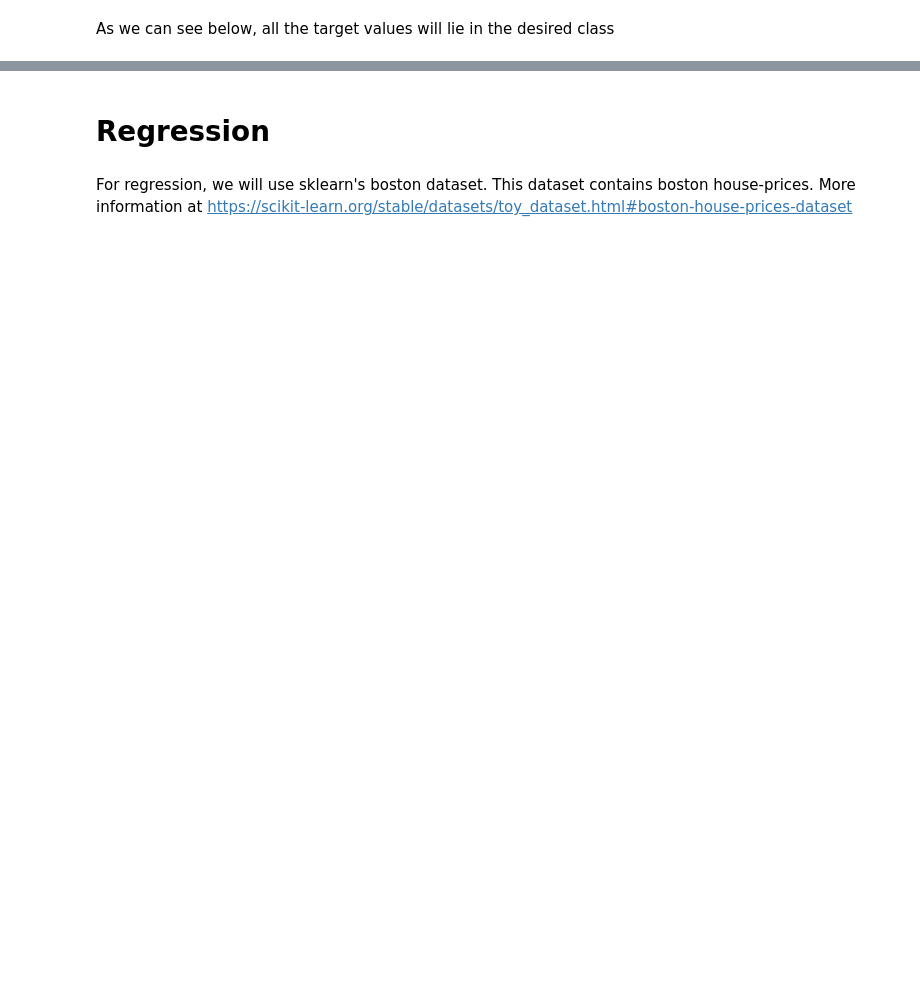
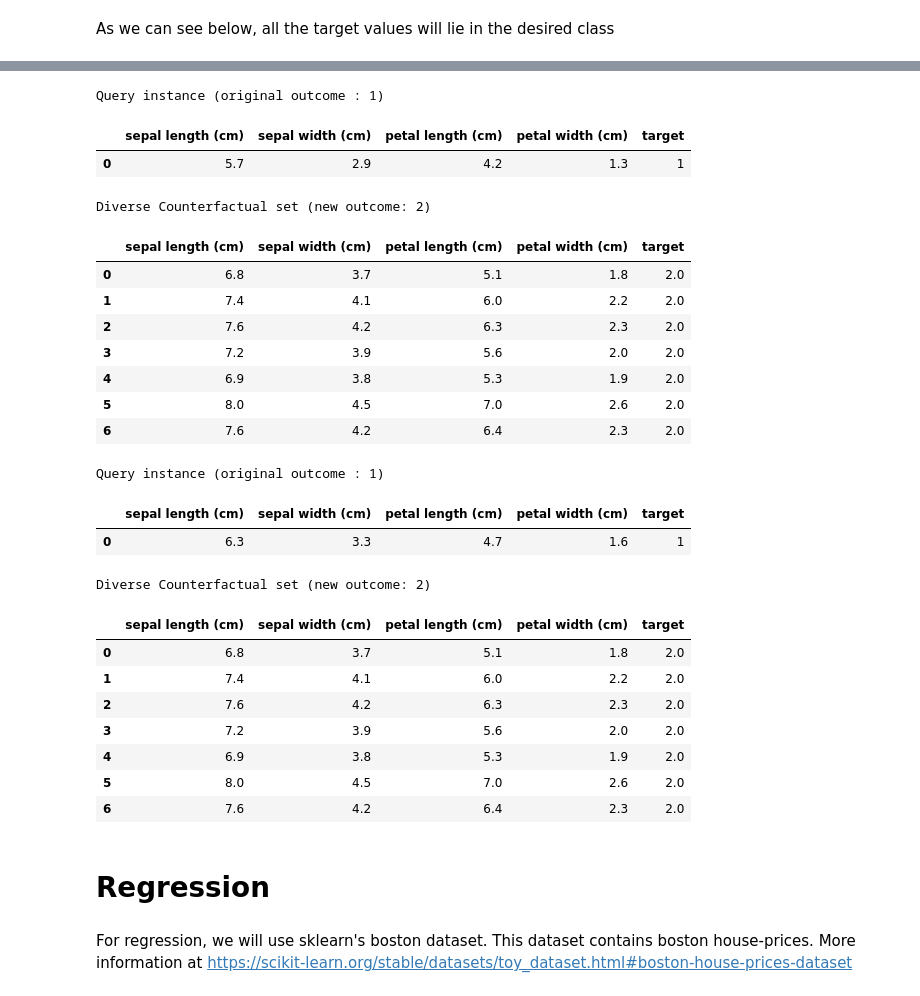
Before and after one commit to interpretml/DiCE, a Jupyter notebook: docs/source/notebooks/DiCE_multiclass_classification_and_regression.ipynb, the cells around one changed output, grey strips where cells are left out. Cells and saved outputs as stored; diff of their text form; code cells hidden in the pictures; blank space fills up the shorter version.

```diff
--- a/docs/source/notebooks/DiCE_multiclass_classification_and_regression.ipynb
+++ b/docs/source/notebooks/DiCE_multiclass_classification_and_regression.ipynb
@@ -84,8 +114,33 @@ genetic_iris.visualize_as_dataframe()
 # %%
 # Multiple queries can be given as input at once
 query_instances_iris = x_train[17:19]
-genetic_iris = exp_genetic_iris.generate_counterfactuals(query_instances_iris, total_CFs=7, desired_class = 2, posthoc_sparsity_param=None)
+genetic_iris = exp_genetic_iris.generate_counterfactuals(query_instances_iris, total_CFs=7, desired_class = 2)
 genetic_iris.visualize_as_dataframe(show_only_changes=True)
+# %% [output]
+Query instance (original outcome : 1)
+|  | sepal length (cm) | sepal width (cm) | petal length (cm) | petal width (cm) | target |
+| 0 | 5.7 | 2.9 | 4.2 | 1.3 | 1 |
+Diverse Counterfactual set (new outcome: 2)
+|  | sepal length (cm) | sepal width (cm) | petal length (cm) | petal width (cm) | target |
+| 0 | 6.8 | 3.7 | 5.1 | 1.8 | 2.0 |
+| 1 | 7.4 | 4.1 | 6.0 | 2.2 | 2.0 |
+| 2 | 7.6 | 4.2 | 6.3 | 2.3 | 2.0 |
+| 3 | 7.2 | 3.9 | 5.6 | 2.0 | 2.0 |
+| 4 | 6.9 | 3.8 | 5.3 | 1.9 | 2.0 |
+| 5 | 8.0 | 4.5 | 7.0 | 2.6 | 2.0 |
+| 6 | 7.6 | 4.2 | 6.4 | 2.3 | 2.0 |
+Query instance (original outcome : 1)
+|  | sepal length (cm) | sepal width (cm) | petal length (cm) | petal width (cm) | target |
+| 0 | 6.3 | 3.3 | 4.7 | 1.6 | 1 |
+Diverse Counterfactual set (new outcome: 2)
+|  | sepal length (cm) | sepal width (cm) | petal length (cm) | petal width (cm) | target |
+| 0 | 6.8 | 3.7 | 5.1 | 1.8 | 2.0 |
+| 1 | 7.4 | 4.1 | 6.0 | 2.2 | 2.0 |
+| 2 | 7.6 | 4.2 | 6.3 | 2.3 | 2.0 |
+| 3 | 7.2 | 3.9 | 5.6 | 2.0 | 2.0 |
+| 4 | 6.9 | 3.8 | 5.3 | 1.9 | 2.0 |
+| 5 | 8.0 | 4.5 | 7.0 | 2.6 | 2.0 |
+| 6 | 7.6 | 4.2 | 6.4 | 2.3 | 2.0 |
 # %% [markdown]
 # Regression
 # %% [markdown]
```
Also changed, not shown: parts of 7 cells of this notebook, 2 other files.
